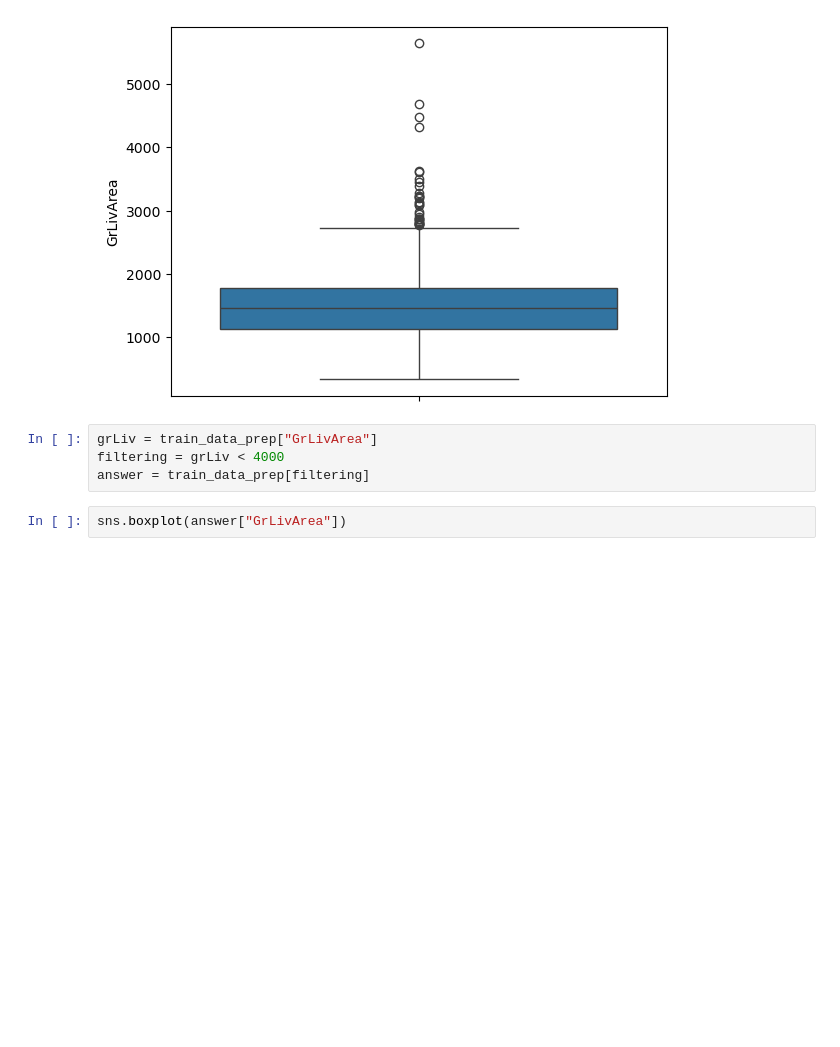
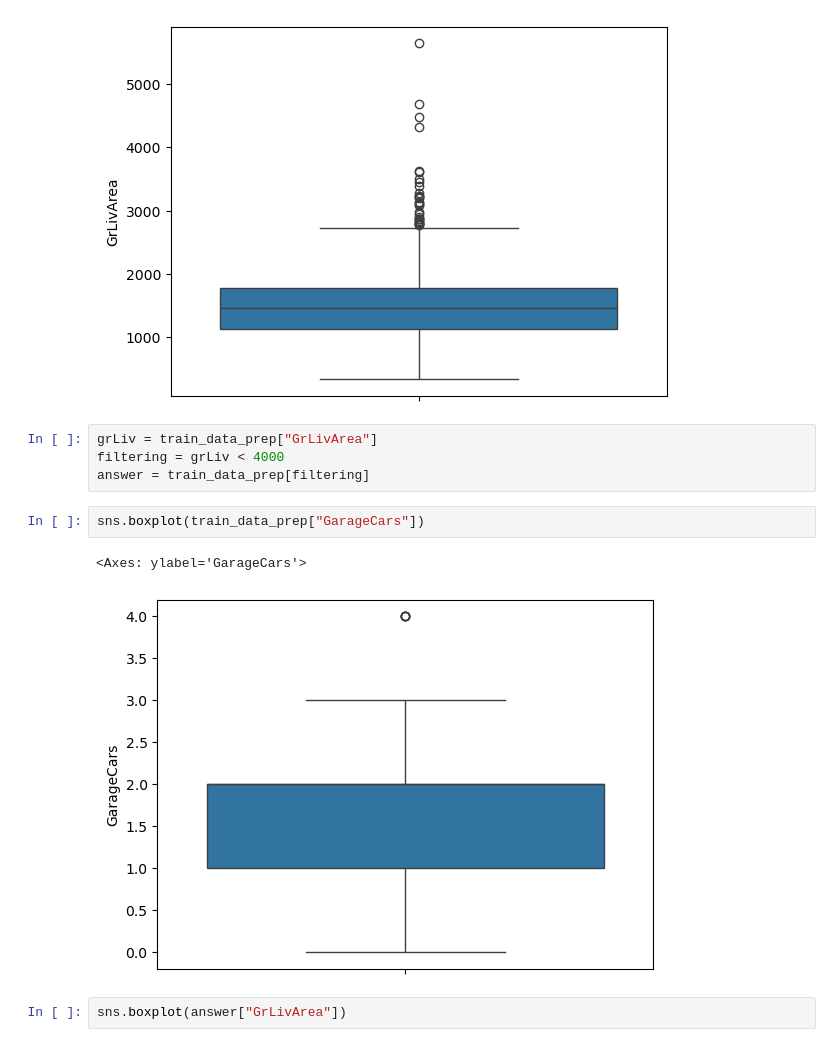
Before and after one commit to geoduin/HousePricePredictor, a Jupyter notebook: data_science_challenge.ipynb, the cells around one changed output. Cells and saved outputs as stored; diff of their text form; blank space fills up the shorter version.

```diff
--- a/data_science_challenge.ipynb
+++ b/data_science_challenge.ipynb
@@ -481,6 +526,11 @@ sns.boxplot(train_data_prep["GrLivArea"])
 grLiv = train_data_prep["GrLivArea"]
 filtering = grLiv < 4000
 answer = train_data_prep[filtering]
+# %%
+sns.boxplot(train_data_prep["GarageCars"])
+# %% [output]
+<Axes: ylabel='GarageCars'>
+[figure, added]
 # %%
 sns.boxplot(answer["GrLivArea"])
 # %% [output]
```
Also changed, not shown: parts of 11 cells of this notebook.
